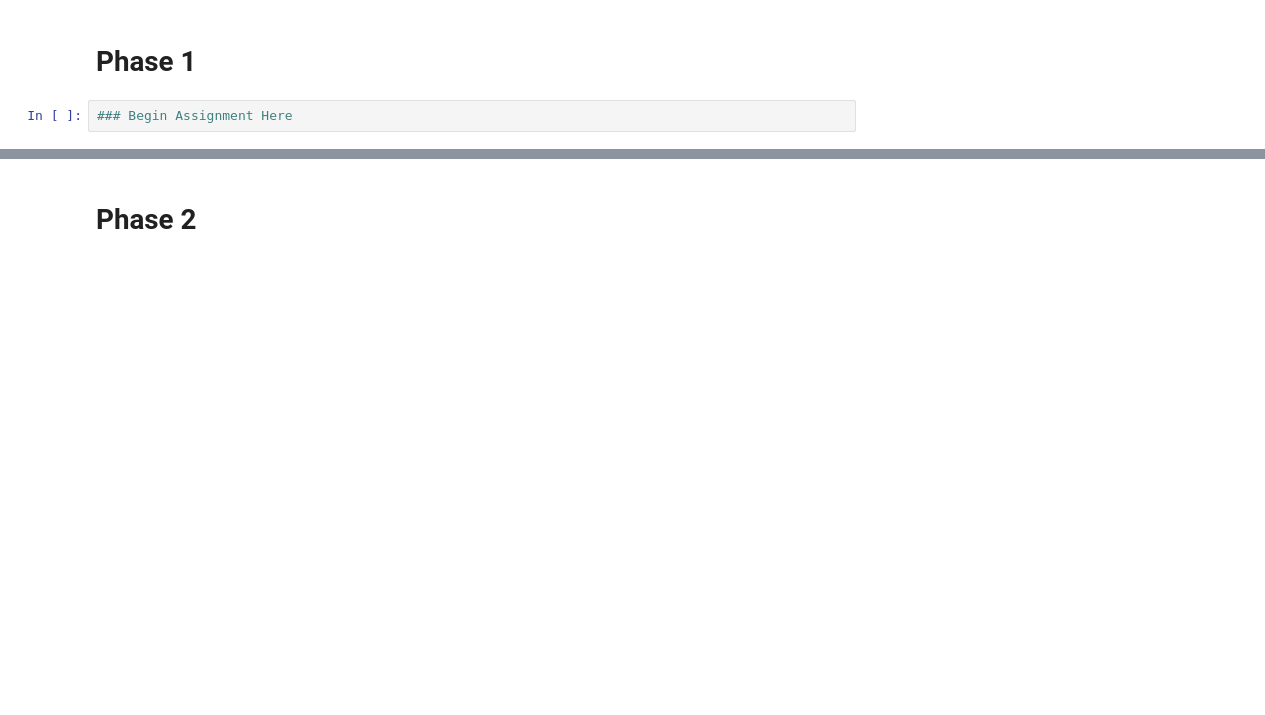
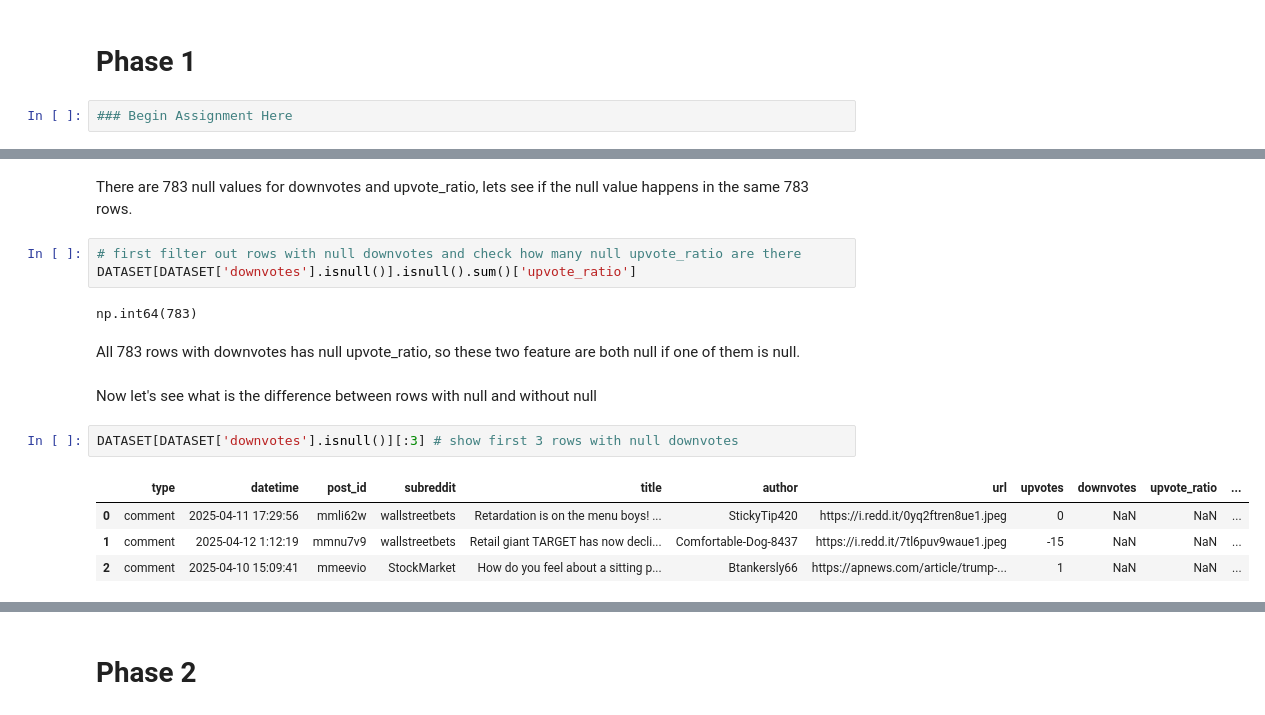
Before and after one commit to weichang0307/DM2025-Lab1-Exercise, a Jupyter notebook: DM2025-Lab1-Homework.ipynb, the cells around one changed output, grey strips where cells are left out. Drawn from its saved outputs; the diff is of its cells as text; blank space fills up the shorter version.

```diff
--- a/DM2025-Lab1-Homework.ipynb
+++ b/DM2025-Lab1-Homework.ipynb
@@ -62,0 +130,18 @@ You can submit your homework following these guidelines: [DM2025-Lab1-announceme
+# %% [markdown]
+There are 783 null values for downvotes and upvote_ratio, lets see if the null value happens in the same 783 rows.
+# %%
+# first filter out rows with null downvotes and check how many null upvote_ratio are there
+DATASET[DATASET['downvotes'].isnull()].isnull().sum()['upvote_ratio']
+# %% [output]
+np.int64(783)
+# %% [markdown]
+All 783 rows with downvotes has null upvote_ratio, so these two feature are both null if one of them is null.
+# %% [markdown]
+Now let's see what is the difference between rows with null and without null
+# %%
+DATASET[DATASET['downvotes'].isnull()][:3] # show first 3 rows with null downvotes
+# %% [output]
+|  | type | datetime | post_id | subreddit | title | author | url | upvotes | downvotes | upvote_ratio | ... |
+| 0 | comment | 2025-04-11 17:29:56 | mmli62w | wallstreetbets | Retardation is on the menu boys! ... | StickyTip420 | https://i.redd.it/0yq2ftren8ue1.jpeg | 0 | NaN | NaN | ... |
+| 1 | comment | 2025-04-12 1:12:19 | mmnu7v9 | wallstreetbets | Retail giant TARGET has now decli... | Comfortable-Dog-8437 | https://i.redd.it/7tl6puv9waue1.jpeg | -15 | NaN | NaN | ... |
+| 2 | comment | 2025-04-10 15:09:41 | mmeevio | StockMarket | How do you feel about a sitting p... | Btankersly66 | https://apnews.com/article/trump-... | 1 | NaN | NaN | ... |
```
Also changed, not shown: parts of 47 cells of this notebook, 1 other file.
